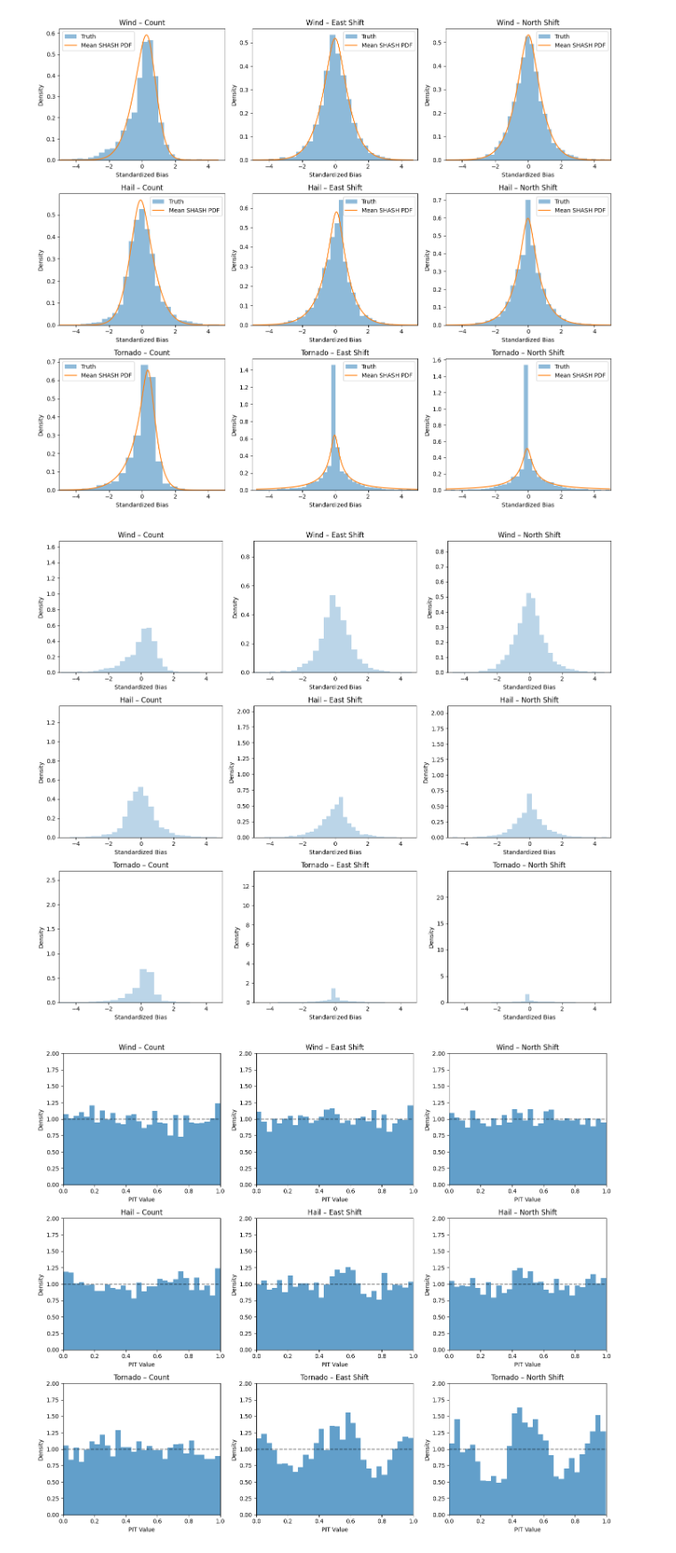
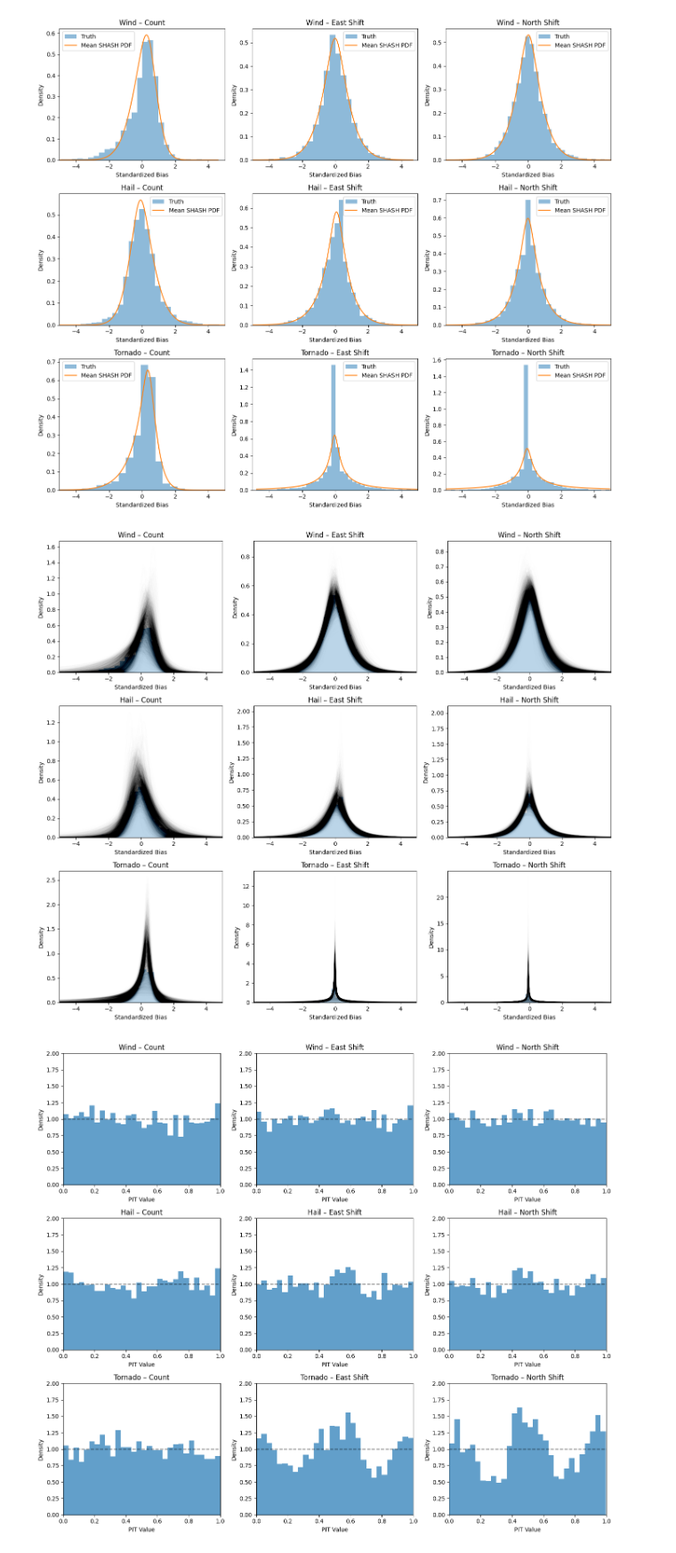
Before and after one commit to milesepstein13/convective_outlook_ml, a Jupyter notebook: distribution_analysis.ipynb, the cells around one changed output. Shown at 89% size. Saved outputs shown, nothing was run; the diff lists cells and outputs as text; code cells hidden in the pictures.

Commit message:
updated target trend figures

```diff
--- a/distribution_analysis.ipynb
+++ b/distribution_analysis.ipynb
@@ -8,5 +8,3 @@ import torch
 model_spec = 'cnn3d_gelu_0_5/level=slgt_small_glade_new/opt=Adam_lr=0.001_batch=8_crit=ShashNLL'
 # %%
 results = xr.open_dataset(f'results/predictions/{model_spec}/predictions.nc')
-# %%
-results.load()
@@ -234,35 +220,35 @@ norm = mcolors.Normalize(vmin=-5, vmax=5)
 for i, hazard in enumerate(hazards):
     for j, var in enumerate(variables):
         k = i * 3 + j
         ax = axes[i, j]
         ax.set_xlim(-5, 5)
 
         ax.hist(truth[:, k], bins=40, density=True, alpha=0.3)
 
         x = np.linspace(-5, 5, 400)
         x_tensor = torch.tensor(x)
 
         for n in range(mu.shape[0]):
             params = torch.tensor([[mu[n, k],
                                     sigma[n, k],
                                     gamma[n, k],
                                     tau[n, k]]])
             dist = Shash(params)
             pdf = dist.prob(x_tensor).detach().numpy().flatten()
 
             color = cmap(norm(truth[n, k]))
-            ax.plot(x, pdf, color=color, alpha=0)
+            ax.plot(x, pdf, color='k', alpha=.005)
 
         ax.set_title(f"{hazard} – {var}")
         ax.set_xlabel("Standardized Bias")
         ax.set_ylabel("Density")
 #sm = cm.ScalarMappable(norm=norm, cmap=cmap)
 #sm.set_array([])
 #fig.colorbar(sm, ax=axes, orientation="vertical", label="Truth value")
 plt.tight_layout()
 plt.show()
 # %% [output]
-[figure, old version]
+[figure, new version]
 # %%
 fig, axes = plt.subplots(3, 3, figsize=(14, 12))
 axes = axes.flatten()
```
Also changed, not shown: parts of 1 cell of this notebook, 19 other files.
